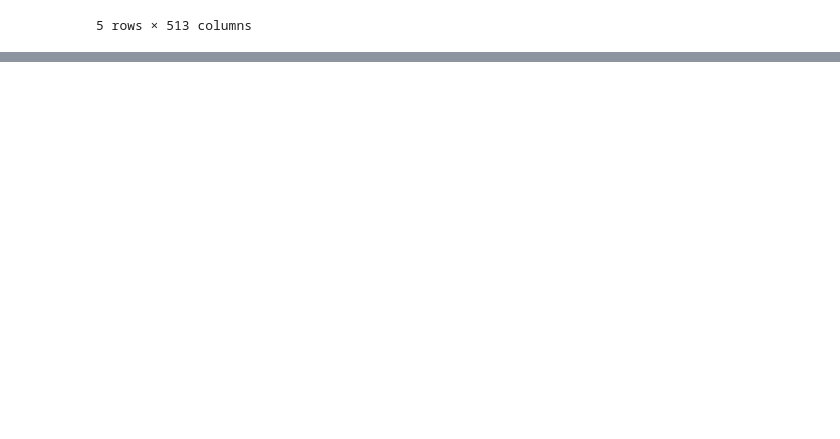
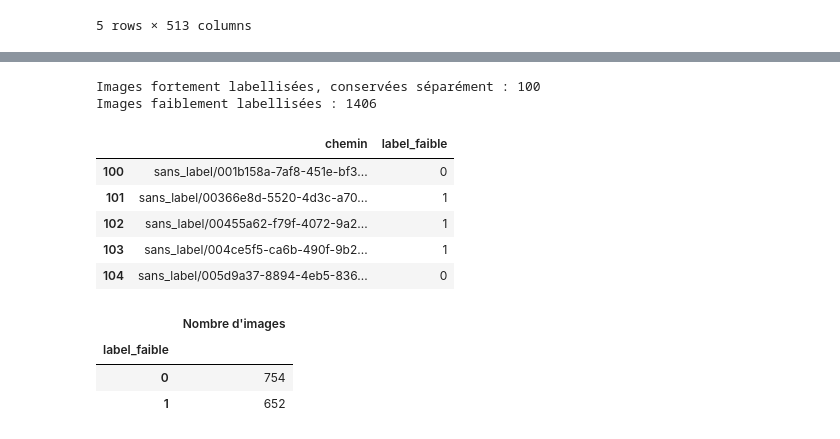
Before and after one commit to Lockeff/Labellisez-et-appliquez-des-approches-semi-supervis-es-en-traitement-d-images, a Jupyter notebook: 01_exploration_dataset.ipynb, the cells around one changed output, grey strips where cells are left out. Drawn from its saved outputs; the diff is of its cells as text; code cells hidden in the pictures; blank space fills up the shorter version.

```diff
--- a/01_exploration_dataset.ipynb
+++ b/01_exploration_dataset.ipynb
@@ -495,0 +500,3 @@ Nombre de colonnes : 513
+# %%
+pca = PCA(n_components=2, random_state=42)
+X_pca = pca.fit_transform(X_standardise)
@@ -495,0 +508,5 @@ Nombre de colonnes : 513
+# %%
+kmeans = KMeans(n_clusters=2, random_state=42)
+groupes_kmeans = kmeans.fit_predict(X_pca)
+
+display(pd.Series(groupes_kmeans).value_counts().sort_index().to_frame("Nombre d'images"))
@@ -495,0 +653,21 @@ Nombre de colonnes : 513
+# %%
+donnees_faibles = donnees_sans_label.copy()
+donnees_faibles["label_faible"] = groupes_kmeans[masque_sans_label.to_numpy()]
+
+print("Images fortement labellisées, conservées séparément :", len(donnees_fortes))
+print("Images faiblement labellisées :", len(donnees_faibles))
+display(donnees_faibles[["chemin", "label_faible"]].head())
+display(donnees_faibles["label_faible"].value_counts().sort_index().to_frame("Nombre d'images"))
+# %% [output]
+Images fortement labellisées, conservées séparément : 100
+Images faiblement labellisées : 1406
+|  | chemin | label_faible |
+| 100 | sans_label/001b158a-7af8-451e-bf3... | 0 |
+| 101 | sans_label/00366e8d-5520-4d3c-a70... | 1 |
+| 102 | sans_label/00455a62-f79f-4072-9a2... | 1 |
+| 103 | sans_label/004ce5f5-ca6b-490f-9b2... | 1 |
+| 104 | sans_label/005d9a37-8894-4eb5-836... | 0 |
+|  | Nombre d'images |
+| label_faible |  |
+| 0 | 754 |
+| 1 | 652 |
```
Also changed, not shown: parts of 24 cells of this notebook, 1 other file.
